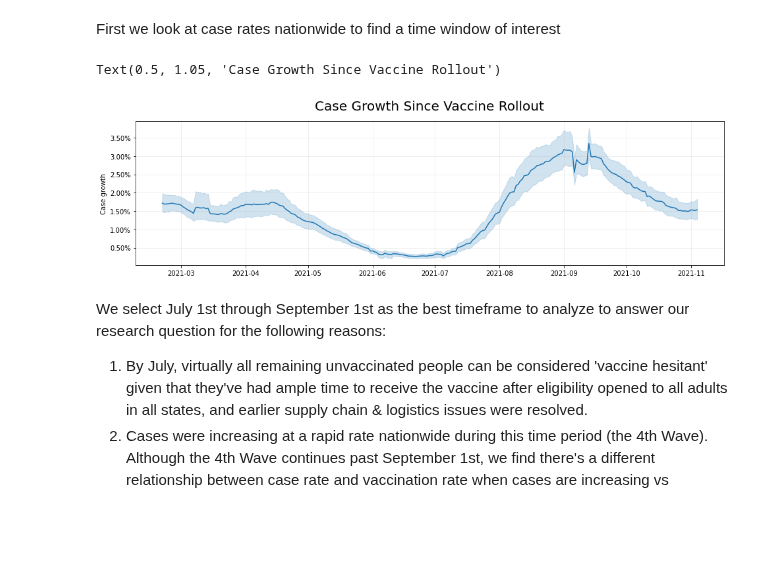
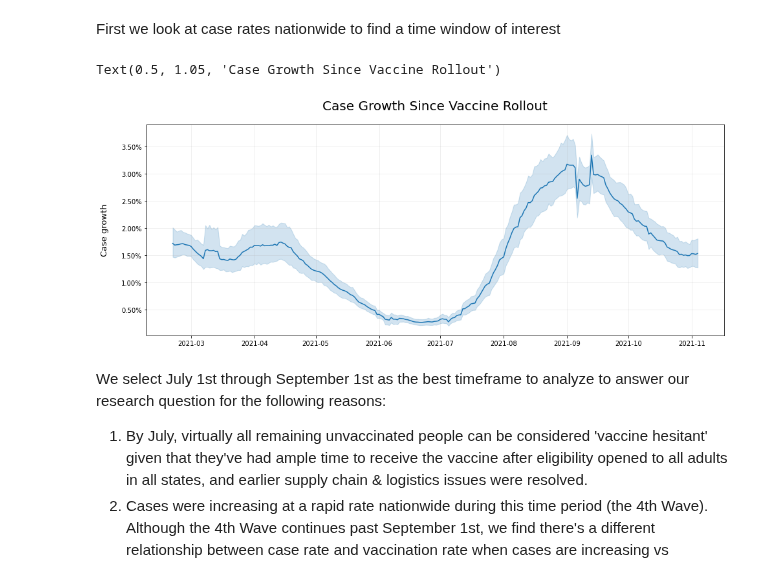
Before and after one commit to mraottth/API-201Z, a Jupyter notebook: Python/part1_EDA.ipynb, the cells around one changed output. Drawn from its saved outputs; the diff is of its cells as text; code cells hidden in the pictures; blank space fills up the shorter version.

```diff
--- a/Python/part1_EDA.ipynb
+++ b/Python/part1_EDA.ipynb
@@ -22,20 +22,20 @@ df_joined_cases['date'] = pd.to_datetime(df_joined_cases['date'])
 # %% [markdown]
 First we look at case rates nationwide to find a time window of interest
 # %%
-fig, ax = plt.subplots(figsize=(16,4))
+fig, ax = plt.subplots(figsize=(16,6))
 sns.lineplot(
     data=df_joined_cases,
     x='date',
     y='WoW_%_cases'
 )
 ax.grid(True, which='both', axis='both', alpha=0.25)
 ax.yaxis.set_major_formatter(mtick.PercentFormatter(1.0))
-plt.ylabel('Case growth')
+plt.ylabel('Case growth\n', fontsize=13)
 plt.xlabel(None)
 plt.title('Case Growth Since Vaccine Rollout', fontsize=20, y=1.05)
 # %% [output]
 Text(0.5, 1.05, 'Case Growth Since Vaccine Rollout')
-[figure, old version]
+[figure, new version]
 # %% [markdown]
 We select July 1st through September 1st as the best timeframe to analyze to answer our research question for the following reasons:
 1. By July, virtually all remaining unvaccinated people can be considered 'vaccine hesitant' given that they've had ample time to receive the vaccine after eligibility opened to all adults in all states, and earlier supply chain & logistics issues were resolved.
```
Also changed, not shown: parts of 2 cells of this notebook.
